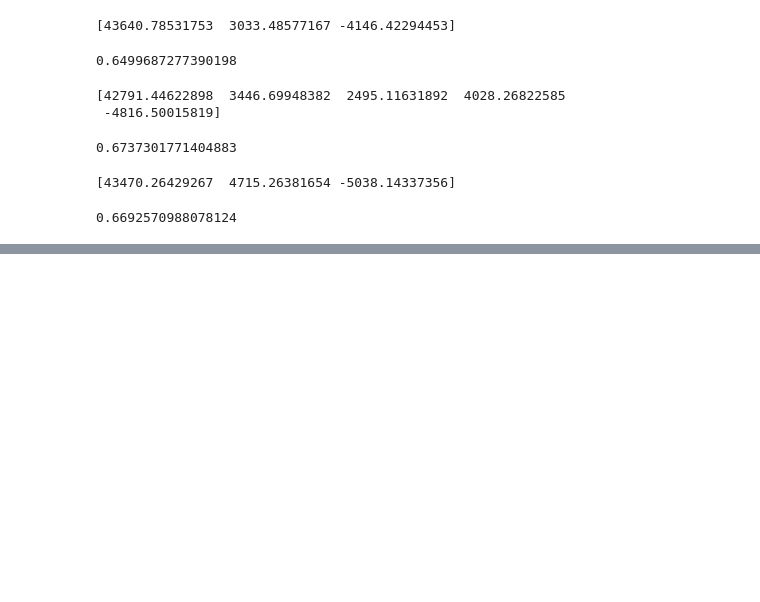
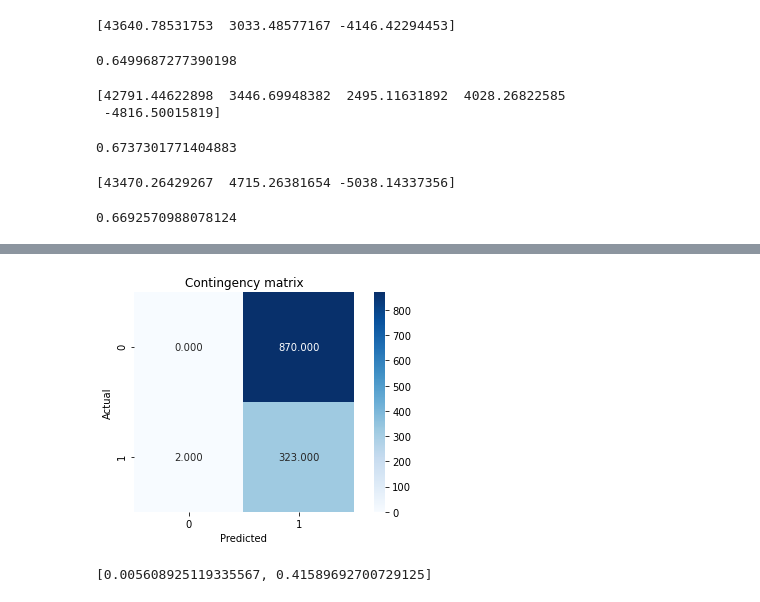
Before and after one commit to furqaanali/Election-Demographics-Modeling, a Jupyter notebook: project_02.ipynb, the cells around one changed output, grey strips where cells are left out. Drawn from its saved outputs; the diff is of its cells as text; code cells hidden in the pictures; blank space fills up the shorter version.

```diff
--- a/project_02.ipynb
+++ b/project_02.ipynb
@@ -224,0 +267,18 @@ print(R_squared)
+# %%
+clustering = linkage(X, method = "complete", metric = "euclidean")
+clusters = fcluster(clustering, 2, criterion = 'maxclust')
+# %%
+cont_matrix = metrics.cluster.contingency_matrix(merged_data['Party'],clusters)
+sns.heatmap(cont_matrix, annot = True, fmt = ".3f", square = True, cmap = plt.cm.Blues)
+plt.ylabel('Actual')
+plt.xlabel('Predicted')
+plt.title('Contingency matrix')
+plt.tight_layout()
+# %% [output]
+[figure, added]
+# %%
+adjusted_rand_index = metrics.adjusted_rand_score(merged_data['Party'], clusters)
+silhouette_coefficient = metrics.silhouette_score(X, merged_data['Party'], metric = "euclidean")
+print([adjusted_rand_index, silhouette_coefficient])
+# %% [output]
+[0.005608925119335567, 0.41589692700729125]
```
Also changed, not shown: parts of 32 cells of this notebook.
